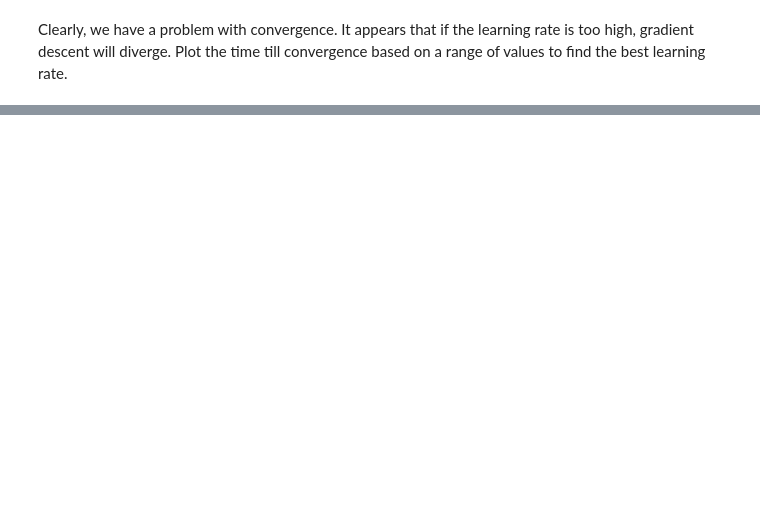
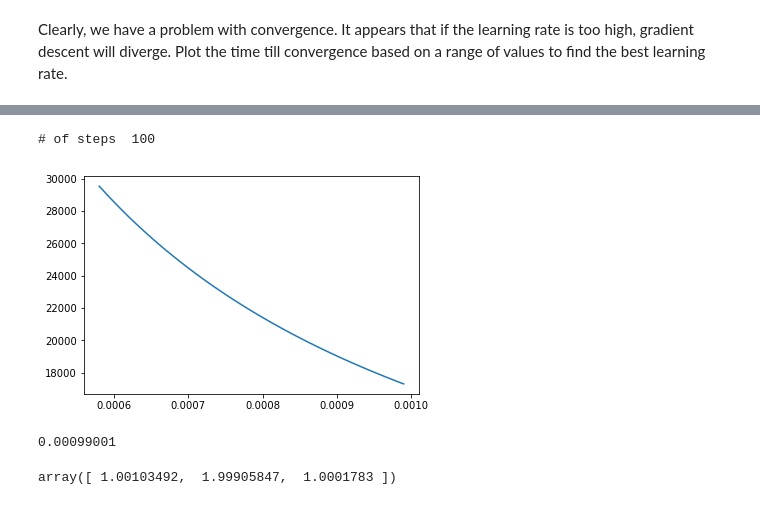
Before and after one commit to grantcooksey/mlcoursera, a Jupyter notebook: regression/Step+Size.ipynb, the cells around one changed output, grey strips where cells are left out. Cells and saved outputs as stored; diff of their text form; code cells hidden in the pictures; blank space fills up the shorter version.

```diff
--- a/regression/Step+Size.ipynb
+++ b/regression/Step+Size.ipynb
@@ -92,0 +166,6 @@ pd.Series(y_iteration, index=x_step).idxmin()
+# %%
+learn_optimal(poly_weights, y_unknown, poly_feature, 0.00000001, 0.001, 0.00001, 30000)
+# %% [output]
+# of steps  100
+[figure, added]
+0.00099001
@@ -92,0 +174,4 @@ pd.Series(y_iteration, index=x_step).idxmin()
+# %%
+unknown_model
+# %% [output]
+array([ 1.00103492,  1.99905847,  1.0001783 ])
```
Also changed, not shown: parts of 32 cells of this notebook.
